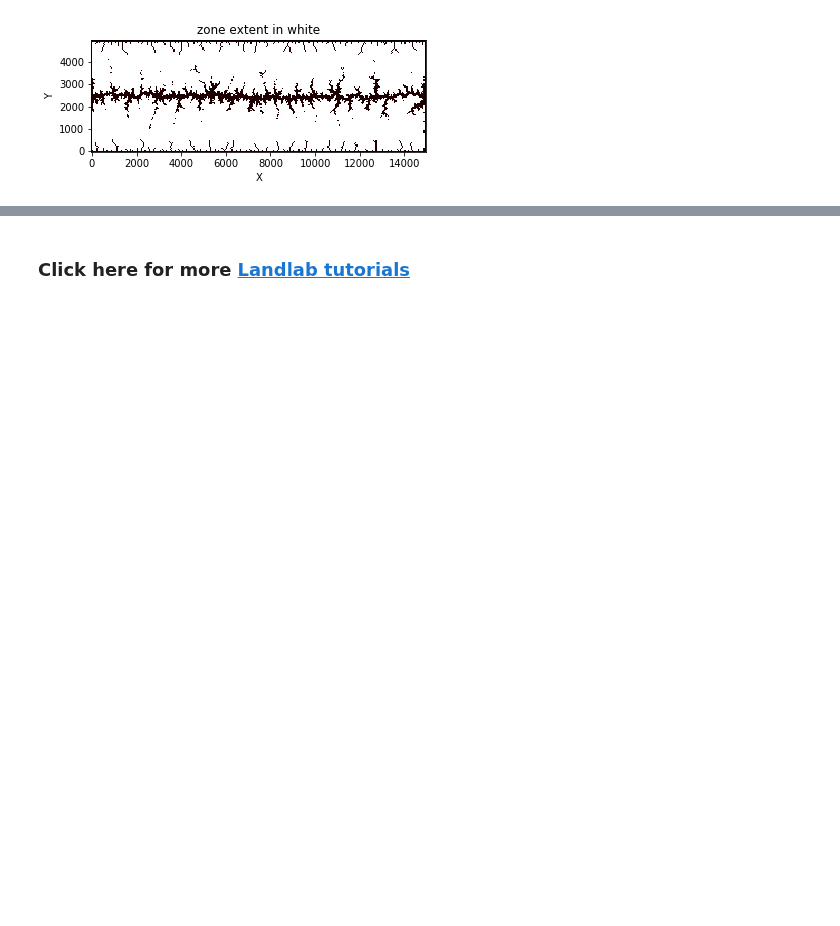
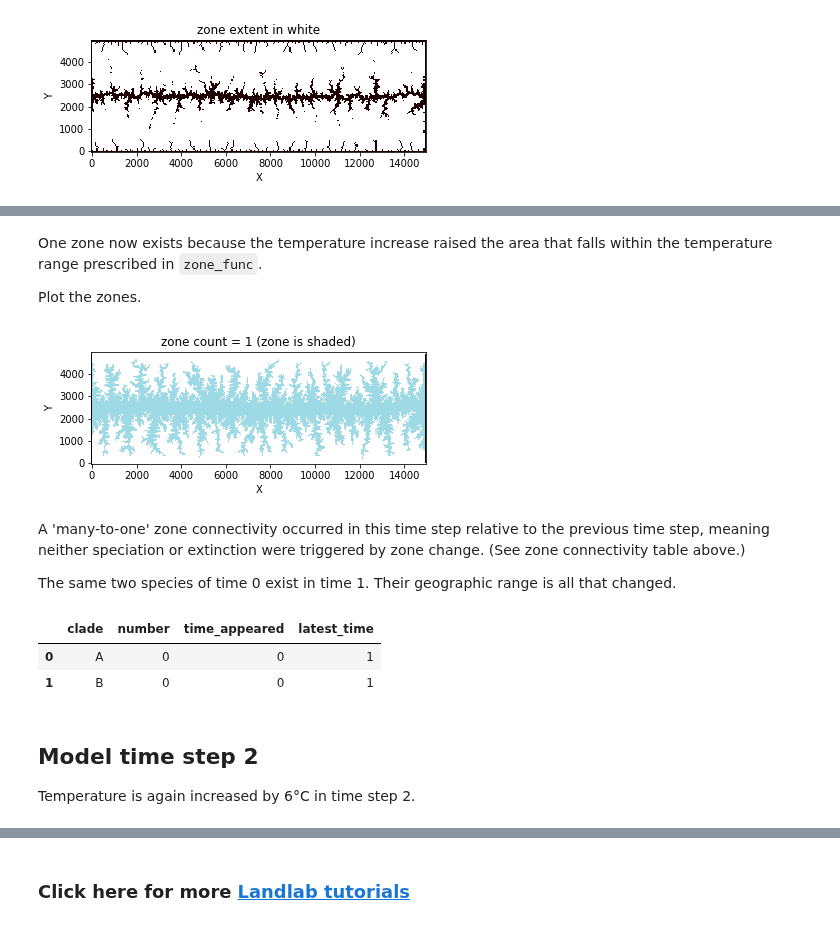
Before and after one commit to landlab/tutorials, a Jupyter notebook: species_evolution/Introduction_to_SpeciesEvolver.ipynb, the cells around one changed output, grey strips where cells are left out. Drawn from its saved outputs; the diff is of its cells as text; code cells hidden in the pictures; blank space fills up the shorter version.

```diff
--- a/species_evolution/Introduction_to_SpeciesEvolver.ipynb
+++ b/species_evolution/Introduction_to_SpeciesEvolver.ipynb
@@ -527,0 +180,2 @@ se.species_with_identifier('A')
+# %%
+zc = ZoneController(mg, zone_func, minimum_area=50000)
@@ -527,0 +186,11 @@ se.species_with_identifier('A')
+# %%
+# Create a map of all zones.
+zone_map = np.zeros(mg.number_of_nodes)
+for i, zone in enumerate(zc.zones):
+    zone_map[zone.mask] = i + 1
+
+# Plot zone map.
+cmap = plt.cm.tab20
+cmap.set_under('w')
+title = 'zone count = {}'.format(len(zc.zones))
+imshow_grid(mg, zone_map, cmap=cmap, allow_colorbar=False, plot_name=title, vmin=1)
@@ -527,0 +266,9 @@ se.species_with_identifier('A')
+# %%
+# Update the temperature field.
+temperature_at_base_level += 6
+mg.at_node['land_surface_air__temperature'] = lapse_rate * z + temperature_at_base_level
+
+# Plot the temperature field.
+imshow_grid(mg, 'land_surface_air__temperature',
+            colorbar_label='surface air\ntemperature (C$\degree$)',
+            shrink=0.4, cmap='bwr')
@@ -527,0 +281,33 @@ se.species_with_identifier('A')
+# %%
+dt = 1
+zc.run_one_step(dt)
+se.run_one_step(dt)
+# %% [markdown]
+One zone now exists because the temperature increase raised the area that falls within the temperature range prescribed in `zone_func`.
+
+Plot the zones.
+# %%
+# Create a map of all zones.
+zone_map = np.zeros(mg.number_of_nodes)
+for i, zone in enumerate(zc.zones):
+    zone_map[zone.mask] = i + 1
+
+# Plot zone map.
+title = 'zone count = {} (zone is shaded)'.format(len(zc.zones))
+imshow_grid(mg, zone_map, cmap=cmap, allow_colorbar=False, plot_name=title, vmin=0.5)
+# %% [output]
+[figure, added]
+# %% [markdown]
+A 'many-to-one' zone connectivity occurred in this time step relative to the previous time step, meaning neither speciation or extinction were triggered by zone change. (See zone connectivity table above.)
+
+The same two species of time 0 exist in time 1. Their geographic range is all that changed.
+# %%
+se.species_data_frame
+# %% [output]
+|  | clade | number | time_appeared | latest_time |
+| 0 | A | 0 | 0 | 1 |
+| 1 | B | 0 | 0 | 1 |
+# %% [markdown]
+## Model time step 2
+
+Temperature is again increased by 6&deg;C in time step 2.
```
Also changed, not shown: parts of 104 cells of this notebook, 2 other files.
